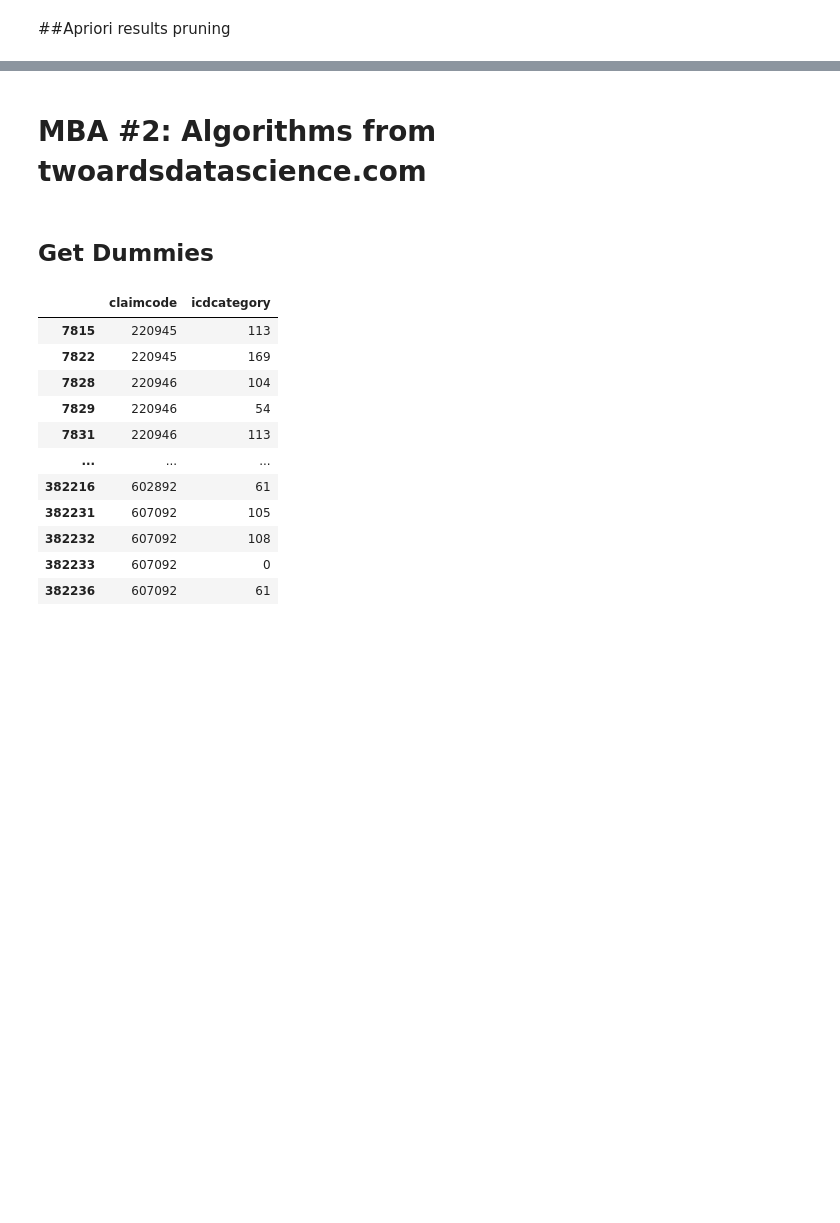
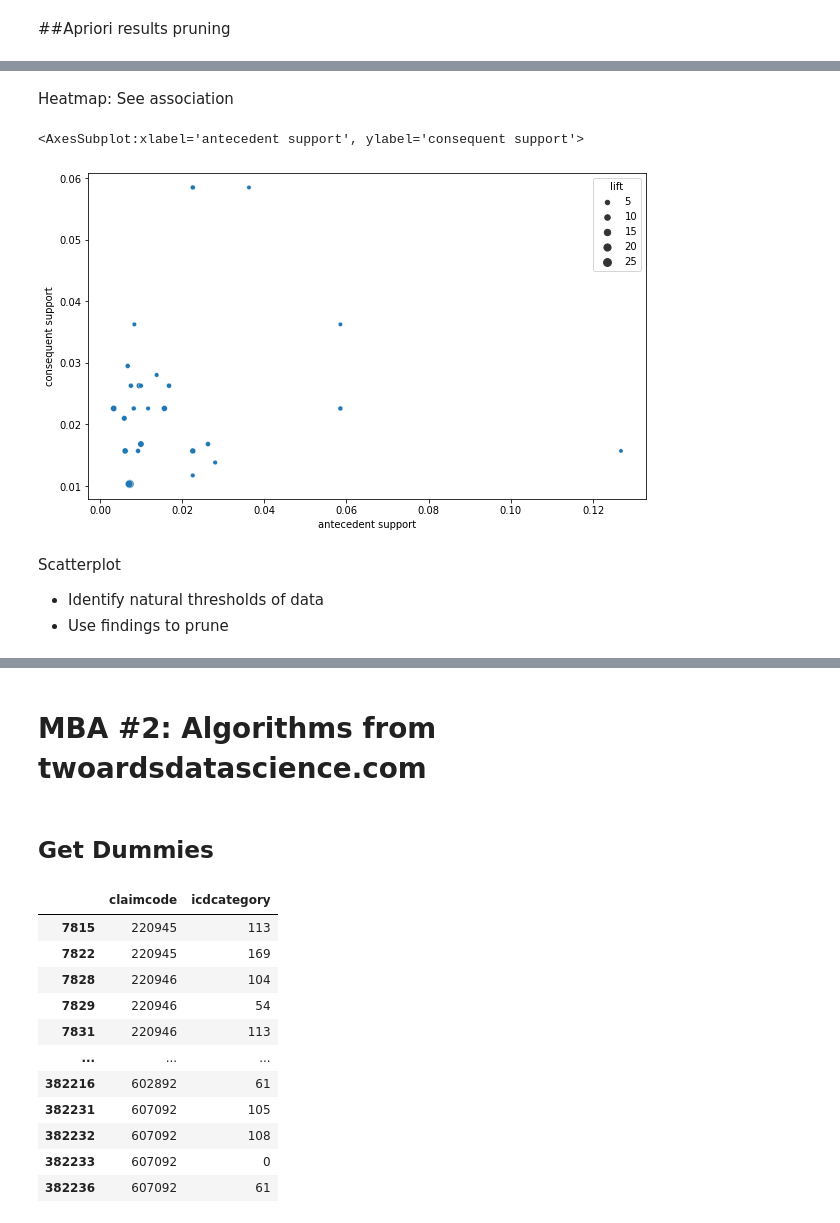
Before and after one commit to dgalian/FTW_B7, a Jupyter notebook: Capstone/Capstone_MBA_v2.ipynb, the cells around one changed output, grey strips where cells are left out. Saved outputs shown, nothing was run; the diff lists cells and outputs as text; code cells hidden in the pictures; blank space fills up the shorter version.

```diff
--- a/Capstone/Capstone_MBA_v2.ipynb
+++ b/Capstone/Capstone_MBA_v2.ipynb
@@ -346,0 +438,14 @@ rules
+# %% [markdown]
+Heatmap: See association
+# %%
+plt.figure(figsize=(10,6))
+sns.scatterplot(x='antecedent support', y='consequent support', size='lift', data=rules_3)
+# %% [output]
+<AxesSubplot:xlabel='antecedent support', ylabel='consequent support'>
+[figure, added]
+# %% [markdown]
+Scatterplot
+
+
+*   Identify natural thresholds of data
+*   Use findings to prune
```
Also changed, not shown: parts of 19 cells of this notebook.
